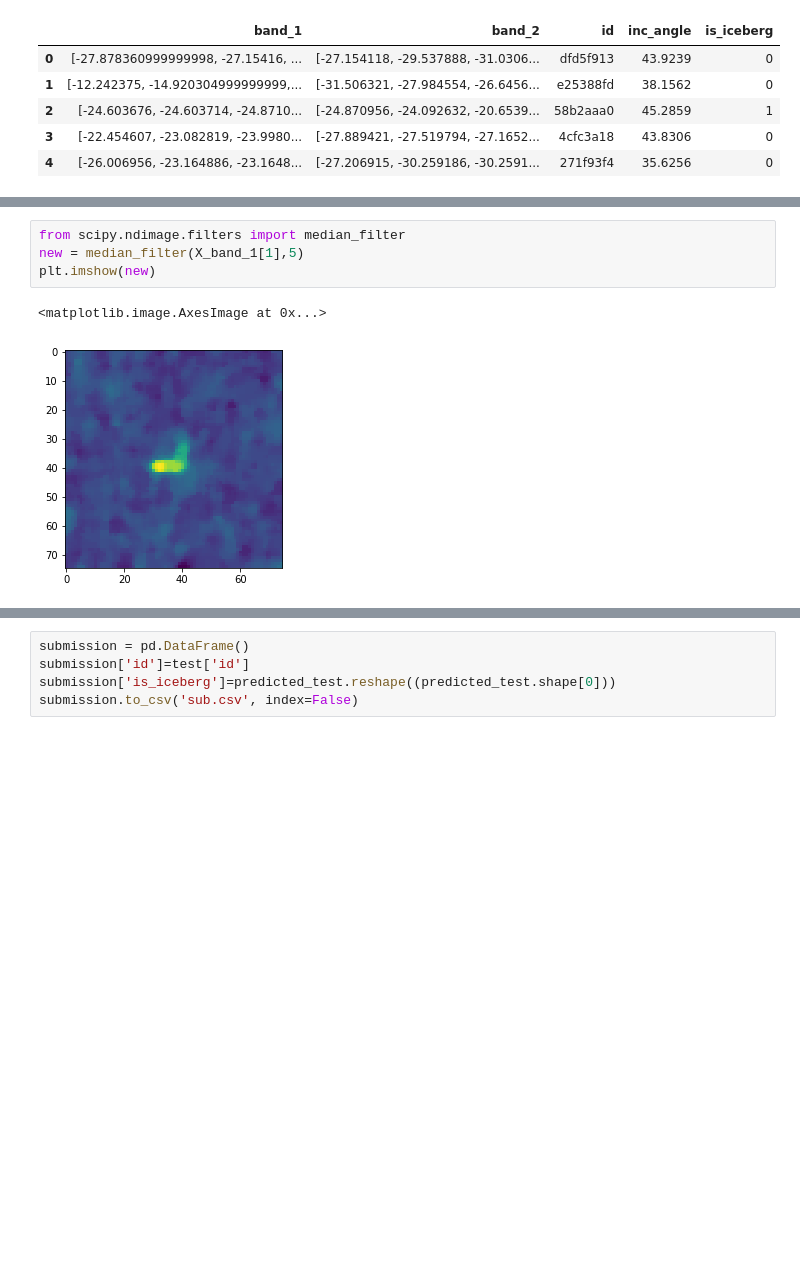
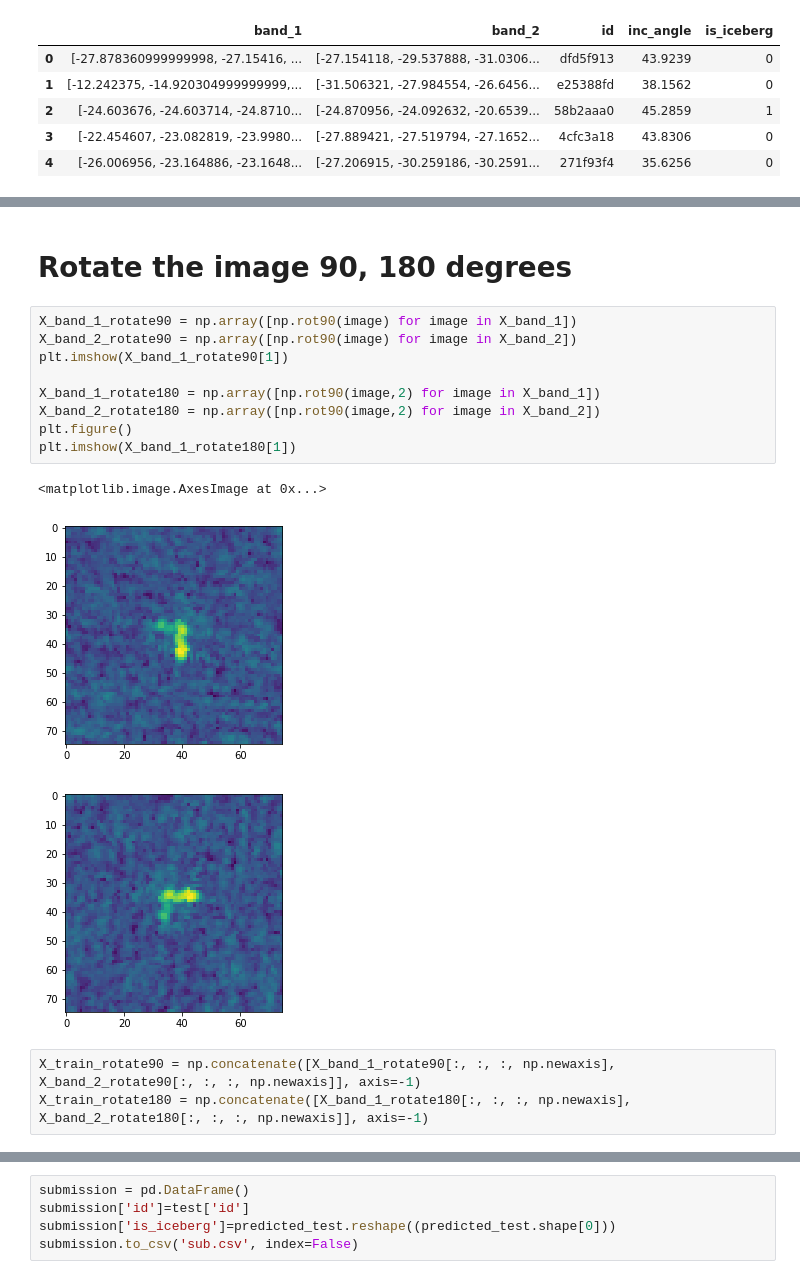
Before and after one commit to yaqiongz/Iceberg---Kaggle-competition, a Jupyter notebook: Iceberg.ipynb, the cells around one changed output, grey strips where cells are left out. Cells and saved outputs as stored; diff of their text form; blank space fills up the shorter version.

```diff
--- a/Iceberg.ipynb
+++ b/Iceberg.ipynb
@@ -62,7 +38,18 @@ plt.imshow(X_band_2[4])
-# %%
-from scipy.ndimage.filters import median_filter
-new = median_filter(X_band_1[1],5)
-plt.imshow(new)
-# %% [output]
-<matplotlib.image.AxesImage at 0x...>
-[figure, removed]
+# %% [markdown]
+# Rotate the image 90, 180 degrees
+# %%
+X_band_1_rotate90 = np.array([np.rot90(image) for image in X_band_1])
+X_band_2_rotate90 = np.array([np.rot90(image) for image in X_band_2])
+plt.imshow(X_band_1_rotate90[1])
+
+X_band_1_rotate180 = np.array([np.rot90(image,2) for image in X_band_1])
+X_band_2_rotate180 = np.array([np.rot90(image,2) for image in X_band_2])
+plt.figure()
+plt.imshow(X_band_1_rotate180[1])
+# %% [output]
+<matplotlib.image.AxesImage at 0x...>
+[figure, added]
+[figure, added]
+# %%
+X_train_rotate90 = np.concatenate([X_band_1_rotate90[:, :, :, np.newaxis], X_band_2_rotate90[:, :, :, np.newaxis]], axis=-1)
+X_train_rotate180 = np.concatenate([X_band_1_rotate180[:, :, :, np.newaxis], X_band_2_rotate180[:, :, :, np.newaxis]], axis=-1)
```
Also changed, not shown: parts of 21 cells of this notebook, 1 other file.
